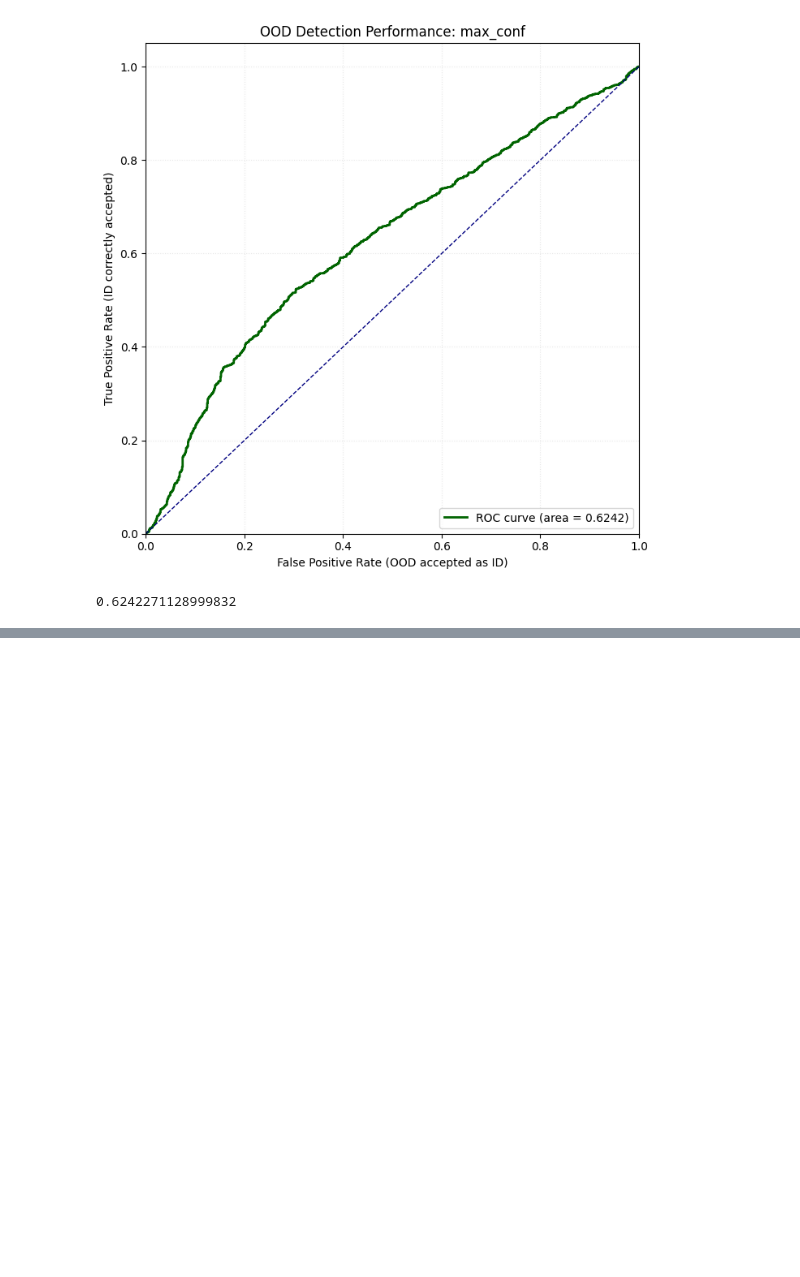
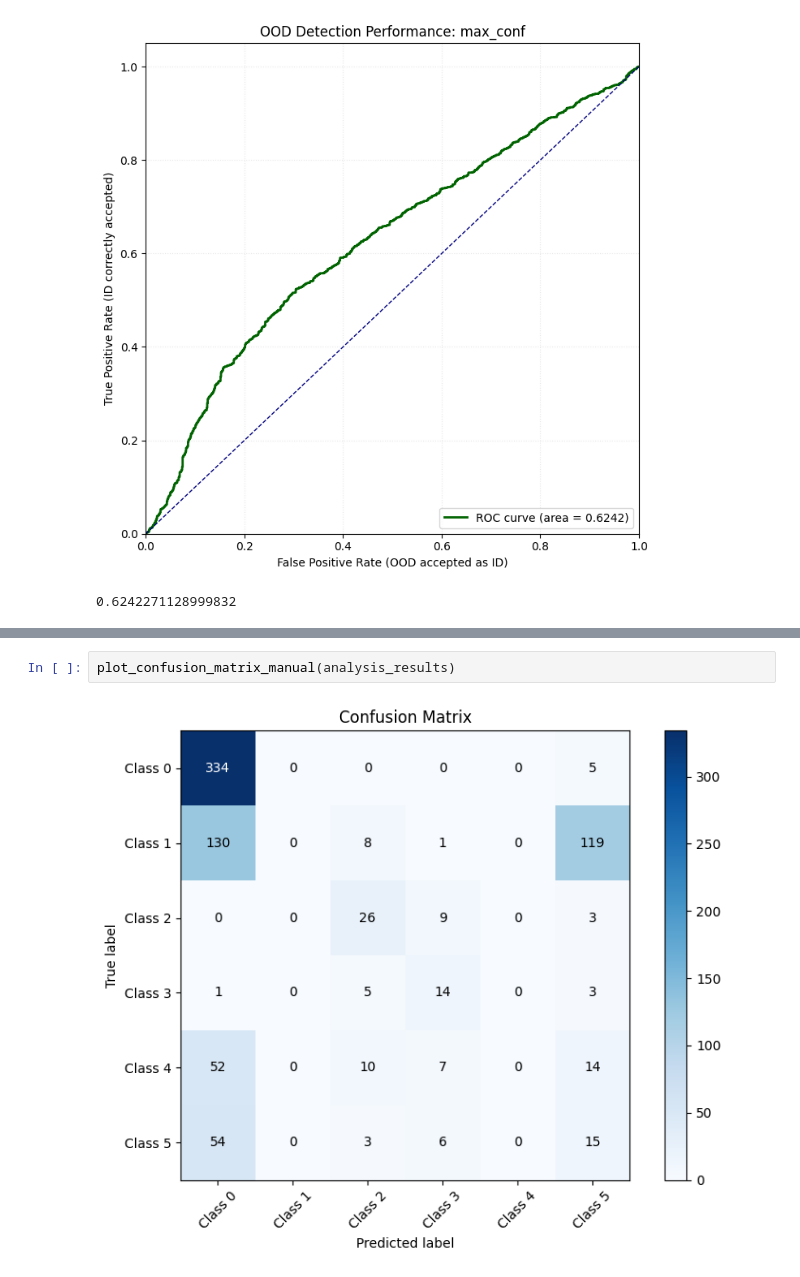
Before and after one commit to czotterbenedek/ood-detection-with-timedrl, a Jupyter notebook: analysis_results.ipynb, the cells around one changed output, grey strips where cells are left out. Cells and saved outputs as stored; diff of their text form; blank space fills up the shorter version.

```diff
--- a/analysis_results.ipynb
+++ b/analysis_results.ipynb
@@ -358,0 +407,4 @@ FPR at 95% TPR: 92.82%
+# %%
+plot_confusion_matrix_manual(analysis_results)
+# %% [output]
+[figure, added]
```
Also changed, not shown: parts of 13 cells of this notebook.
